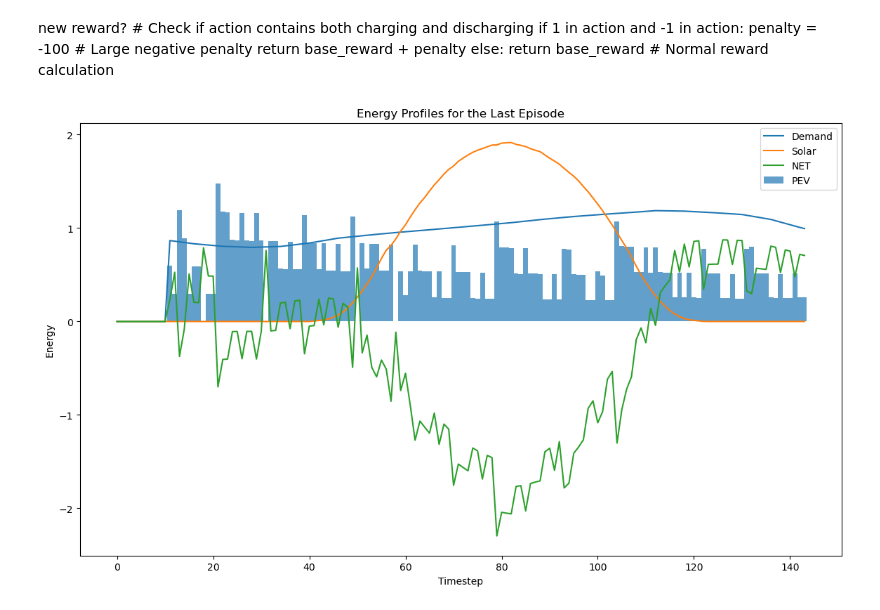
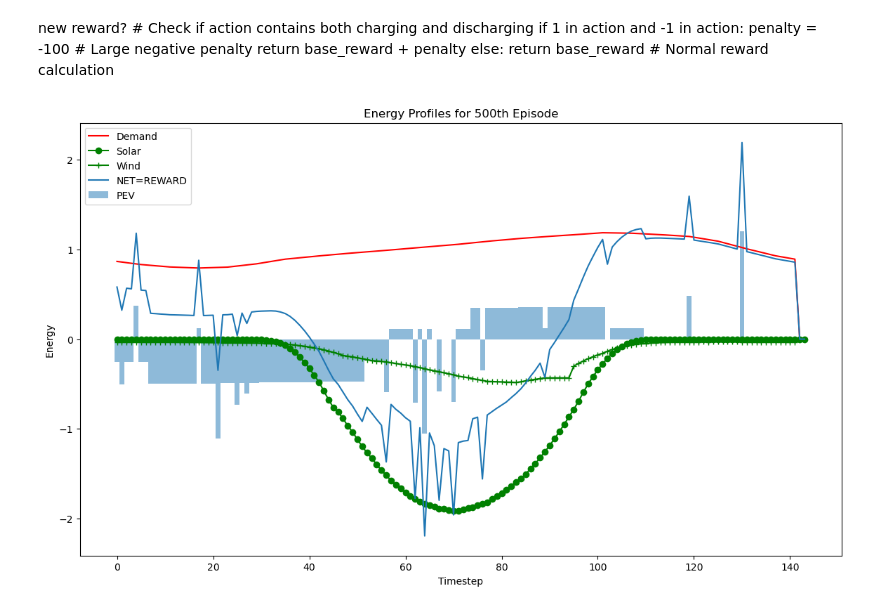
Before and after one commit to carlacupcake/CE291-V2G, a Jupyter notebook: RL_test_RNN_10min.ipynb, the cells around one changed output. Cells and saved outputs as stored; diff of their text form; code cells hidden in the pictures.

```diff
--- a/RL_test_RNN_10min.ipynb
+++ b/RL_test_RNN_10min.ipynb
@@ -12,7 +12,7 @@ from tensorflow.keras import layers
 from tensorflow.keras.models import load_model
 # %%
 #NEW DATA TEST
-caiso=pd.read_csv("/Users/john_schafer/Downloads/CE291/Final_Project/CAISO_zone_1_.csv")
+caiso=pd.read_csv("/Users/john_schafer/Downloads/CE291/CAISO_zone_1_.csv")
 # %%
 #Transform Data to our format
 caiso['time'] = pd.to_datetime(caiso['time'])
@@ -123,17 +123,17 @@ average_wind_10min=average_wind_10min.reshape(144,1).T
 #testing with 1 MEGA EV
 import time
 timestep_length=(10/60) #in hours
-N=5
-sequence_length=12 #In timesteps aka minutes
+N=800
+sequence_length=144 #In timesteps aka minutes
 state_deque = deque(maxlen=sequence_length)
 
 day_index=0
 # Initialize DQN agent
-agent = DQNAgent(state_size=3+N+1 +N, action_size=(3**N), sequence_length=sequence_length)
+agent = DQNAgent(state_size=3, action_size=21, sequence_length=sequence_length)
 
 episode_durations = []
 
-for episode in range(2000):  # Loop over 3 episodes of same "average" day
+for episode in range(50):  # Loop over 3 episodes of same "average" day
     # Initialize environment for the current day
     start_time = time.time()
     env = GridEnvironment(N, average_demand_10min, average_solar_10min, average_wind_10min, day_index, timestep_length)
@@ -151,7 +151,7 @@ for episode in range(2000):  # Loop over 3 episodes of same "average" day
 
         current_demand, current_solar, current_wind, current_SoC = env.get_state()
         current_P_EV=env.P_EV
-        current_state=np.concatenate([np.array([current_demand, current_solar, current_wind]), np.array(current_P_EV), normalized_timestep, current_SoC])
+        current_state=np.concatenate([np.array([current_demand, current_solar, current_wind])])#, np.array(current_P_EV), normalized_timestep, current_SoC])
 
         state_deque.append(current_state)
         state_history = np.array(state_deque)
@@ -160,7 +160,6 @@ for episode in range(2000):  # Loop over 3 episodes of same "average" day
             continue  # Wait until deque is full before starting training
 
         action = agent.act(state_history)  # Decide action based on current state
-
         # Execute action in the environment and observe the next state, reward, and done flag
         reward, done, next_demand, next_solar, next_wind, next_P_EV, next_SoC = env.step(action)
 
@@ -172,7 +171,7 @@ for episode in range(2000):  # Loop over 3 episodes of same "average" day
 
         normalized_next_timestep = np.array([(timestep+1) / T])
         # Construct the new state from the separated components
-        next_state = np.concatenate([np.array([next_demand, next_solar, next_wind]), np.array(next_P_EV), normalized_next_timestep, next_SoC])
+        next_state = np.concatenate([np.array([next_demand, next_solar, next_wind])])#, np.array(next_P_EV), normalized_next_timestep, next_SoC])
 
         # Directly learn from this transition without using replay
         agent.learn(state_history, action, reward, next_state, done)
@@ -225,21 +224,23 @@ new reward?     # Check if action contains both charging and discharging
         return base_reward  # Normal reward calculation
 # %%
 plt.figure(figsize=(14, 8))
-plt.plot(demand_profile, label='Demand')
-plt.plot(solar_profile, label='Solar')
-#plt.plot(wind_profile, label='Wind')
-plt.plot(demand_profile-solar_profile- wind_profile-PEV_profile, label='NET')
+plt.plot(demand_profile, label='Demand', color="red")
+plt.plot(-1*solar_profile, label='Solar', color='green', marker='o')
+plt.plot(-1*wind_profile, label='Wind', color='green', marker='+')
+
+plt.plot(demand_profile+PEV_profile -solar_profile- wind_profile, label='NET=REWARD')
 
 # Plot the PEV_profile as a bar graph
 timesteps = np.arange(len(PEV_profile))
-plt.bar(timesteps, PEV_profile, width=1.0, label='PEV', alpha=0.7)
+plt.bar(timesteps, PEV_profile, width=1.0, label='PEV', alpha=0.5)
 
 
 
 plt.legend()
-plt.title('Energy Profiles for the Last Episode')
+plt.title('Energy Profiles for 500th Episode')
 plt.xlabel('Timestep')
 plt.ylabel('Energy')
+plt.savefig('500_episodes_perc_action.png')
 plt.show()
 # %% [output]
-[figure, old version]
+[figure, new version]
```
Also changed, not shown: parts of 1 cell of this notebook, 9 other files.
